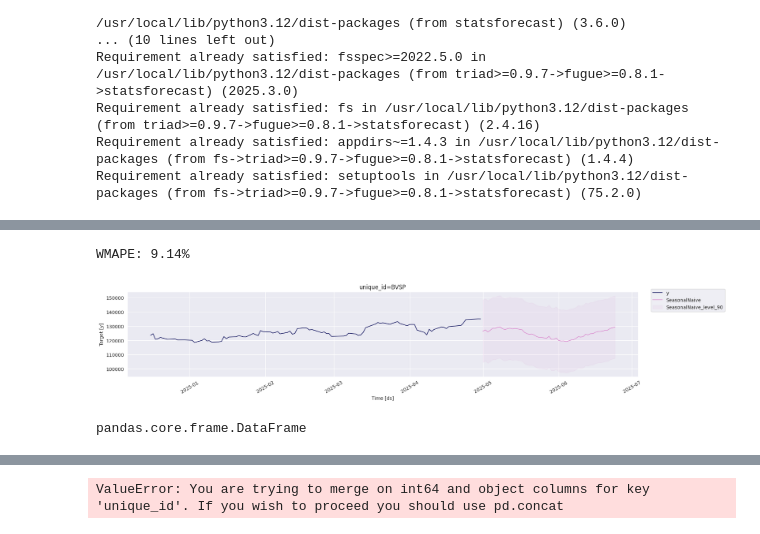
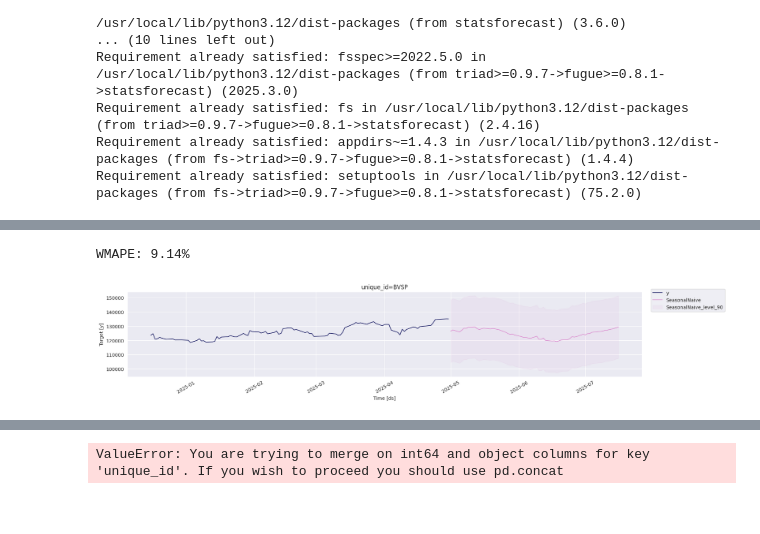
Before and after one commit to paulopetrillo/FIAP_TECH_CHALENGE_01, a Jupyter notebook: TECH_CHALENGE_01.ipynb, the cells around one changed output, grey strips where cells are left out. Saved outputs shown, nothing was run; the diff lists cells and outputs as text; code cells hidden in the pictures.

```diff
--- a/TECH_CHALENGE_01.ipynb
+++ b/TECH_CHALENGE_01.ipynb
@@ -721,7 +722,7 @@ df_statsforecast.head(10)
 # %%
 # Separando os dados em grupo de treinamento e grupo de teste (validação).
 treino = df_statsforecast.loc[df_statsforecast['ds'] < '2025-05-01']
-teste = df_statsforecast.loc[(df_statsforecast['ds'] >= '2025-05-01') & (df_statsforecast['ds'] < '2025-07-19')]
+teste = df_statsforecast.loc[(df_statsforecast['ds'] >= '2025-05-01') & (df_statsforecast['ds'] < '2025-08-08')]
 h = teste['ds'].nunique()
 print(f"h = {h}")
 print(f"Treino: {treino.shape}")
@@ -849,35 +823,15 @@ WMAPE: 1.84%
 # %%
-model_s = StatsForecast(models=[SeasonalNaive(season_length=252)], freq='D', n_jobs=-1)
+######################################################################################################################################################
+model_s = StatsForecast(models=[SeasonalNaive(season_length=252)], freq='B', n_jobs=-1)
 model_s.fit(treino)
 
 forecast_dfs = model_s.predict(h=h, level=[90])
 
 wmape2 = wmape(teste['y'].values, forecast_dfs['SeasonalNaive'].values) # Calculate WMAPE using the actual test values
 print(f"WMAPE: {wmape2:.2%}")
 
 model_s.plot(treino, forecast_dfs, level=[90], unique_ids=['BVSP'],engine ='matplotlib', max_insample_length=90) # Plot using the forecast_dfs directly
-
-
-# # =============================================================================================================
-# # =============================================================================================================
-
-# #treino['unique_id'] = 'BVSP'
-# #treino['unique_id'] = 'y'
-# # treino = treino.drop(columns=['Daily_Direction']) # Remove the string column - This column should be dropped before splitting into treino and teste
-# model = StatsForecast(models=[Naive()], freq='D', n_jobs=-1)
-# model.fit(treino)
-
-# forecast_df = model.predict(h=h, level=[90])
-
-# # wmape1 = wmape(teste['y'].values, forecast_df['Naive'].values) # Calculate WMAPE using the actual test values
-# # print(f"WMAPE: {wmape1:.2%}")
-
-# model.plot(treino, forecast_df, level=[90], unique_ids=['BVSP'], engine ='matplotlib', max_insample_length=90) # Plot using the forecast_df directly
-# # model.plot(treino, forecast_df, level=[90], y=['y'],engine ='matplotlib', max_insample_length=90)
+########################################################################################################################################################
 # %% [output]
 WMAPE: 9.14%
-[figure, old version]
+[figure, new version]
-# %%
-type(teste)
-# %% [output]
-pandas.core.frame.DataFrame
```
Also changed, not shown: parts of 30 cells of this notebook.
